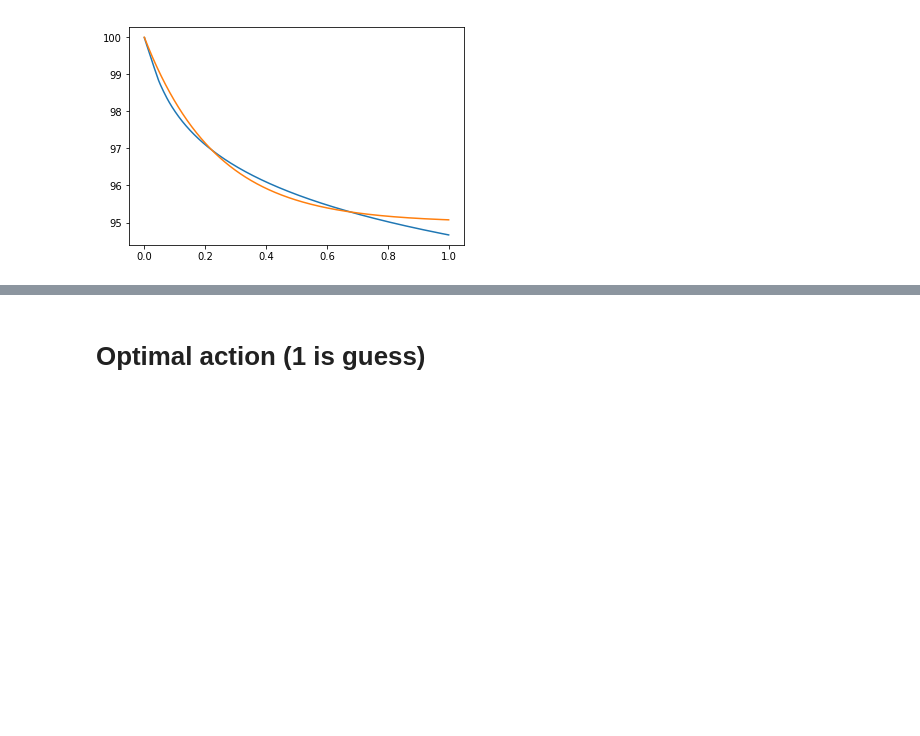
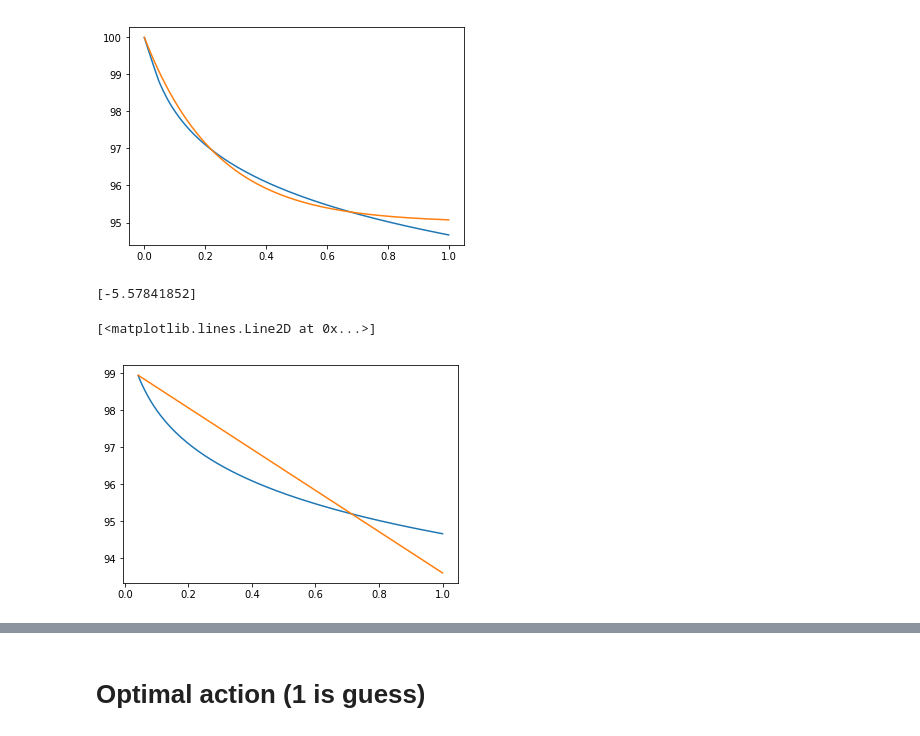
Before and after one commit to Simba-loo/lawandknn, a Jupyter notebook: guess-query-model/dp.ipynb, the cells around one changed output, grey strips where cells are left out. Cells and saved outputs as stored; diff of their text form; code cells hidden in the pictures; blank space fills up the shorter version.

```diff
--- a/guess-query-model/dp.ipynb
+++ b/guess-query-model/dp.ipynb
@@ -41,3 +53,16 @@ plt.plot(original.discretization, f(original.discretization, *popt))
 [-4.2287778]
 [<matplotlib.lines.Line2D at 0x...>]
 [figure]
+# %%
+def f(x, b):
+    return 100*(1 - 0.042/4) + b*(x - 0.042)
+
+popt, pcov = curve_fit(f, original.discretization[42:], original.expected_value_function[42:])
+print(popt)
+
+plt.plot(original.discretization[42:], original.expected_value_function[42:])
+plt.plot(original.discretization[42:], f(original.discretization[42:], *popt))
+# %% [output]
+[-5.57841852]
+[<matplotlib.lines.Line2D at 0x...>]
+[figure, added]
```
Also changed, not shown: parts of 17 cells of this notebook, 1 other file.
